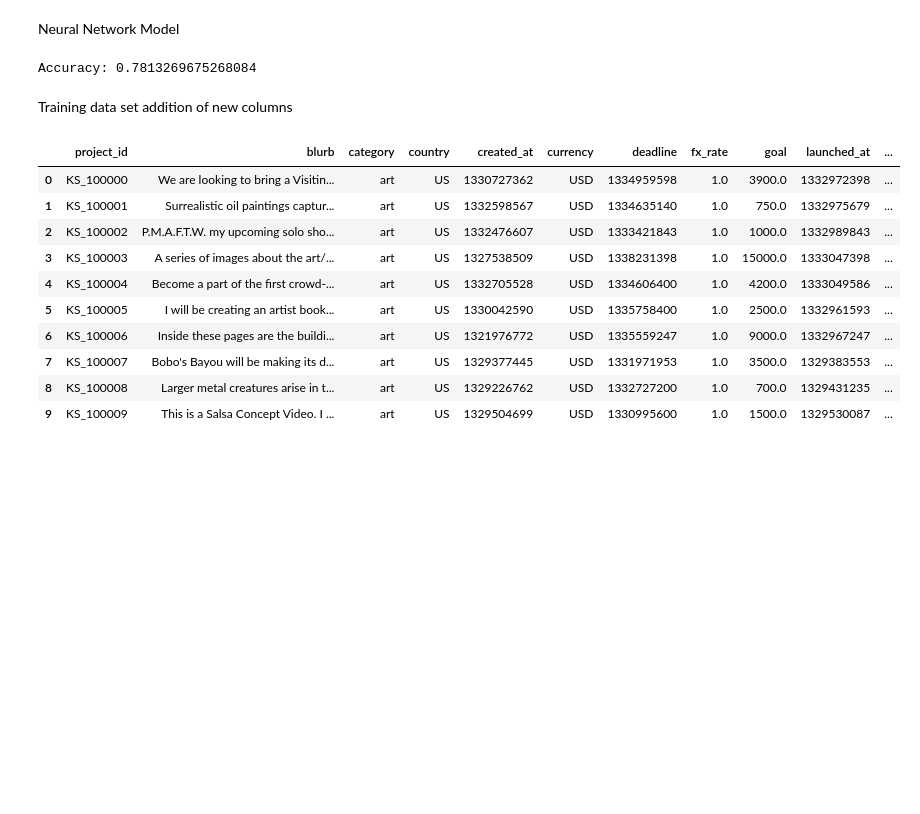
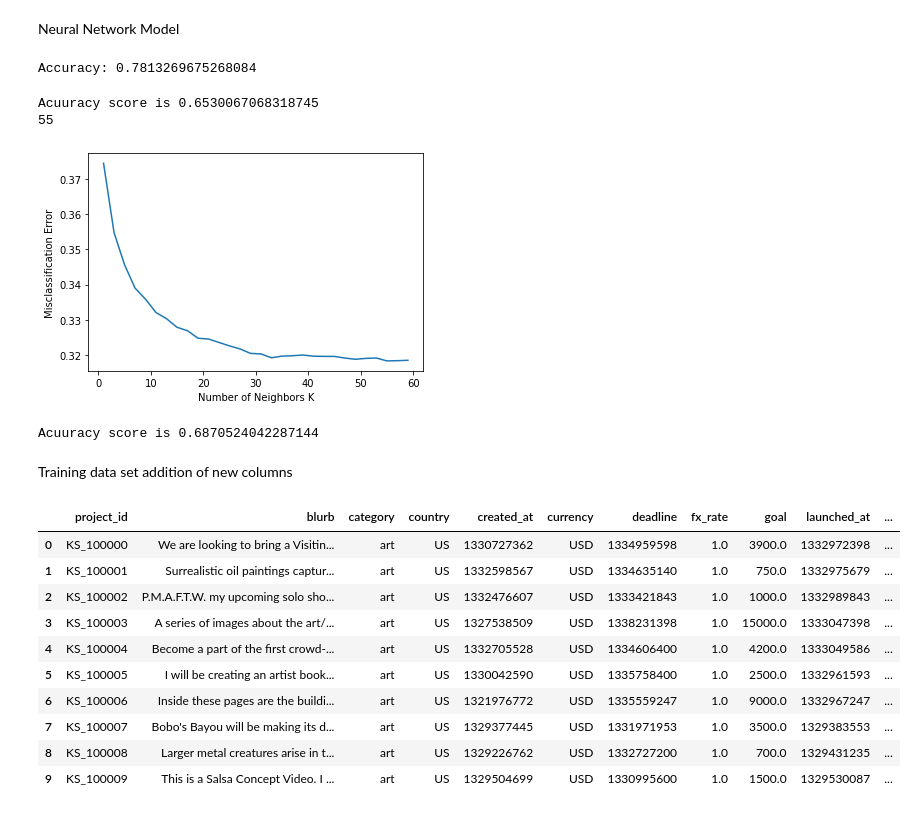
Before and after one commit to d-istratii/DataScienceVU, a Jupyter notebook: model.ipynb, the cells around one changed output. Saved outputs shown, nothing was run; the diff lists cells and outputs as text; code cells hidden in the pictures; blank space fills up the shorter version.

```diff
--- a/model.ipynb
+++ b/model.ipynb
@@ -499,7 +496,7 @@ plt.show()
 # %% [markdown]
 From graph we find that the best max_depth 18, which is right before an small increase in root mean_square_error of validation.
 # %%
-clf = RandomForestClassifier(n_estimators=100,max_depth = 17)
+clf = RandomForestClassifier(n_estimators=100,max_depth = 18)
 
 clf.fit(X_train,y_train)
 
@@ -558,6 +555,62 @@ Neural Network Model
 #print("Accuracy:",metrics.accuracy_score(y_test, y_pred))
 # %% [output]
 Accuracy: 0.7813269675268084
+# %%
+le = LabelEncoder()
+
+dataFrame['log_goal'] = np.log(dataFrame['goal'])
+# Creating numeric versions of categorical columns
+dataFrame['category_no'] = le.fit_transform(dataFrame['category'])
+dataFrame['subcategory_no'] = le.fit_transform(dataFrame['subcategory'])
+dataFrame['country_no'] = le.fit_transform(dataFrame['country'])
+dataFrame['location_no'] = le.fit_transform(dataFrame['location'])
+
+from sklearn.ensemble import RandomForestClassifier
+
+X = dataFrame[['log_goal', 'category_no', 'subcategory_no', 'staff_pick','launched_at','deadline']]  # Known features
+y = dataFrame['funded']  # To be predicted
+X_train, X_test, y_train, y_test = train_test_split(X, y, test_size=0.2)
+from sklearn.neighbors import KNeighborsClassifier
+knn1 = KNeighborsClassifier(n_neighbors=3)
+knn1.fit(X_train,y_train)
+y_pred = knn1.predict(X_test)
+print('Acuuracy score is {}'.format(metrics.accuracy_score(y_test, y_pred)))
+
+from sklearn.model_selection import cross_val_score
+#hyper parameter tuning.Selecting best K
+neighbors = [x for x in range(1,60) if x % 2 != 0]
+# empty list that will hold cv scores
+cv_scores = []
+for k in neighbors:
+    knn = KNeighborsClassifier(n_neighbors=k)
+    scores = cross_val_score(knn, X, y, cv=10, scoring='accuracy')
+    cv_scores.append(scores.mean())
+#graphical view
+#misclassification error
+MSE = [1-x for x in cv_scores]
+#optimal K
+optimal_k_index = MSE.index(min(MSE))
+optimal_k = neighbors[optimal_k_index]
+print(optimal_k)
+# plot misclassification error vs k
+plt.plot(neighbors, MSE)
+plt.xlabel('Number of Neighbors K')
+plt.ylabel('Misclassification Error')
+plt.show()
+# %% [output]
+Acuuracy score is 0.6530067068318745
+55
+[figure, added]
+# %%
+X = dataFrame[['goal', 'category_no', 'subcategory_no', 'staff_pick','launched_at','deadline','project_time','country_no']]  # Known features
+y = dataFrame['funded']  # To be predicted
+X_train, X_test, y_train, y_test = train_test_split(X, y, test_size=0.2)
+knn = KNeighborsClassifier(n_neighbors = 55)
+knn.fit(X_train,y_train)
+y_pred = knn.predict(X_test)
+print('Acuuracy score is {}'.format(metrics.accuracy_score(y_test, y_pred)))
+# %% [output]
+Acuuracy score is 0.6870524042287144
 # %% [markdown]
 Training data set addition of new columns
 # %%
```
Also changed, not shown: parts of 4 cells of this notebook.
